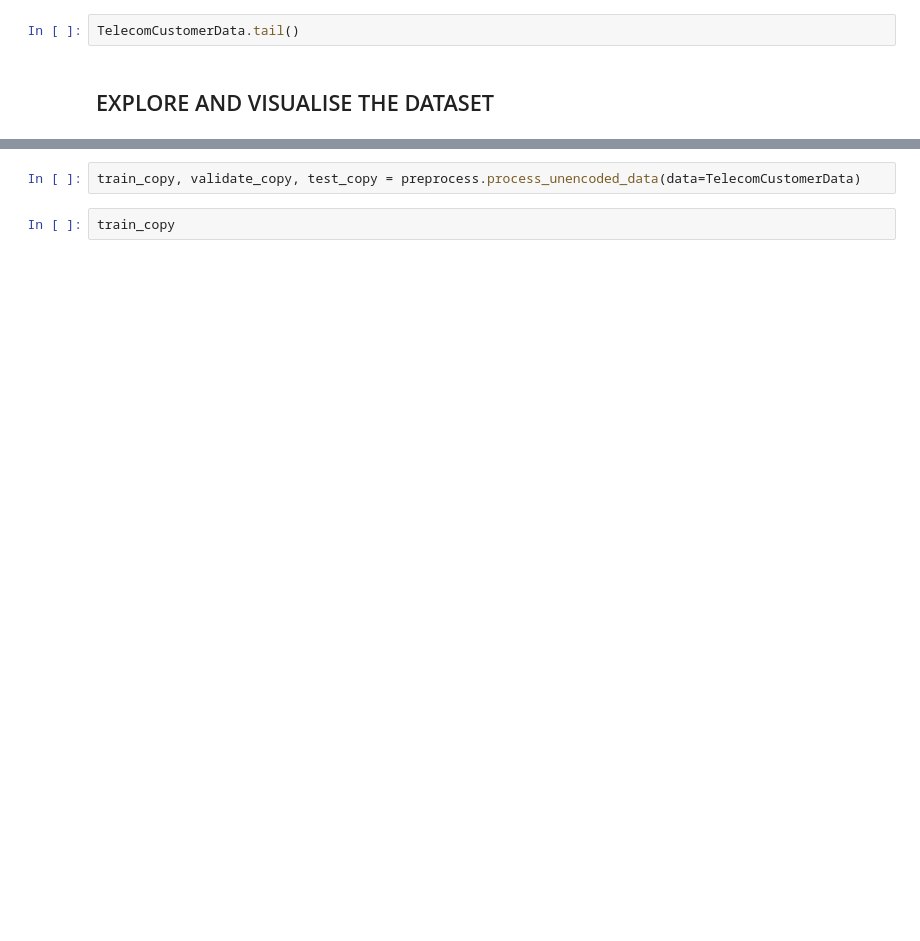
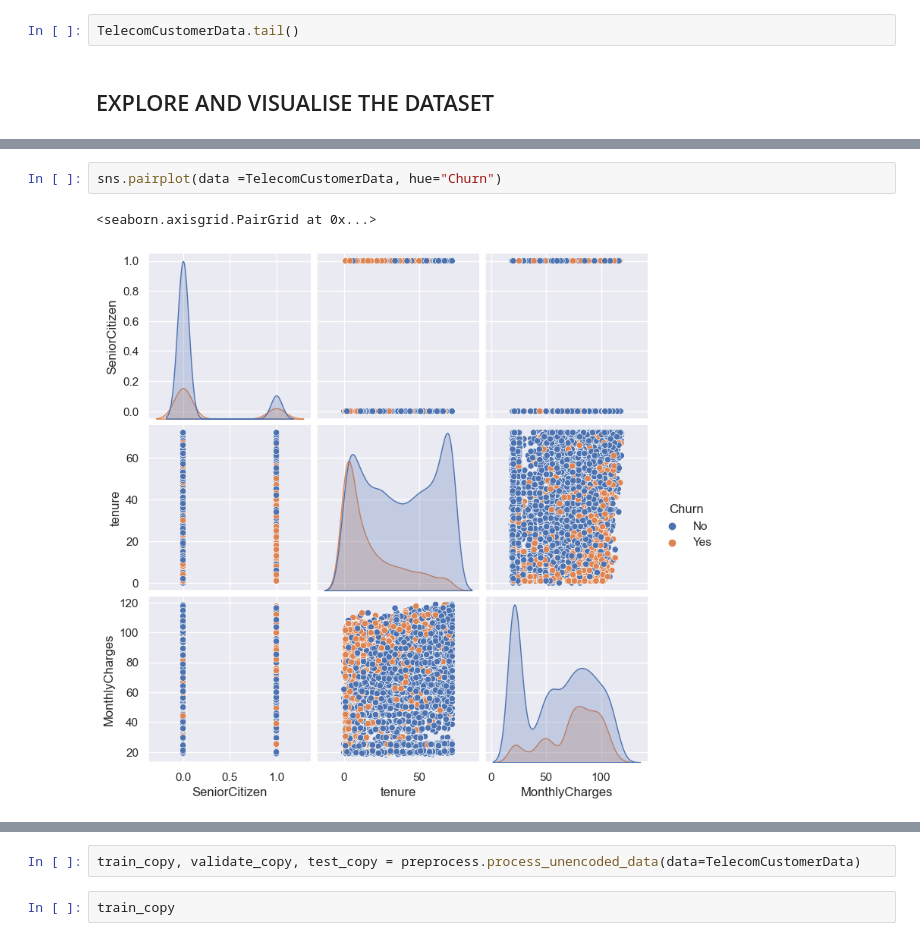
Before and after one commit to Simon-157/Customer-Churning-Prediction-MachineLearning, a Jupyter notebook: train.ipynb, the cells around one changed output, grey strips where cells are left out. Cells and saved outputs as stored; diff of their text form; blank space fills up the shorter version.

```diff
--- a/train.ipynb
+++ b/train.ipynb
@@ -32,0 +58,5 @@ TelecomCustomerData.info()
+# %%
+sns.pairplot(data =TelecomCustomerData, hue="Churn")
+# %% [output]
+<seaborn.axisgrid.PairGrid at 0x...>
+[figure, added]
```
Also changed, not shown: parts of 21 cells of this notebook.
